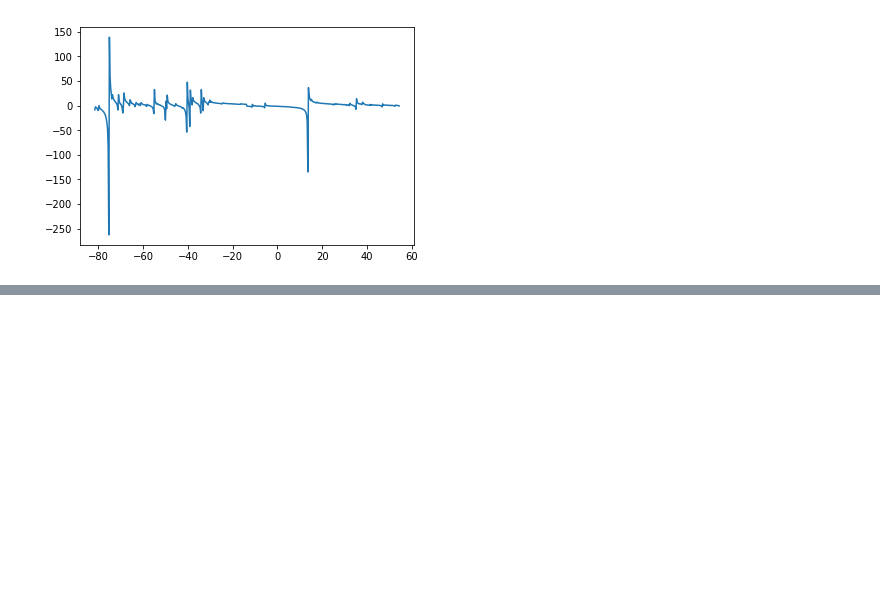
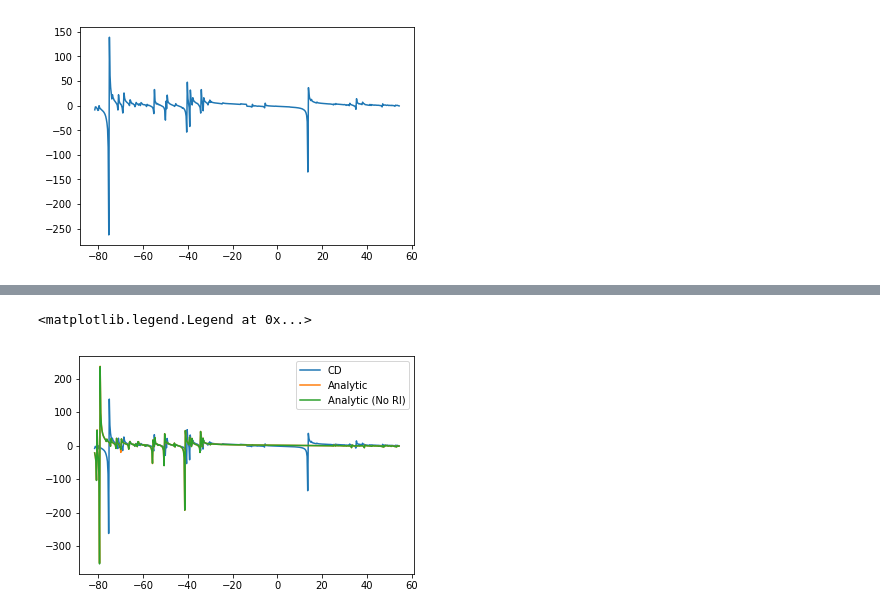
Before and after one commit to aakunitsa/GW-approximation, a Jupyter notebook: CDGW.ipynb, the cells around one changed output, grey strips where cells are left out. Saved outputs shown, nothing was run; the diff lists cells and outputs as text; code cells hidden in the pictures; blank space fills up the shorter version.

Commit message:
added a standalone W calculation for benchmarking purposes

```diff
--- a/CDGW.ipynb
+++ b/CDGW.ipynb
@@ -403,3 +582,14 @@ plt.plot(gw_h2o_accpvdz.omega_grid_all[0,:] * au2ev  , np.real(gw_h2o_accpvdz.Si
 # %% [output]
 [<matplotlib.lines.Line2D at 0x...>]
 [figure]
+# %%
+gw_par_analytic = {'no_qp' : 1, 'nv_qp' : 0, 'nomega_sigma' : 501, 'step_sigma' : 0.01, 'do_ri' : True, 'do_cd' : False}
+gw_par_analytic_nori = {'no_qp' : 1, 'nv_qp' : 0, 'nomega_sigma' : 501, 'step_sigma' : 0.01, 'do_ri' : False, 'do_cd' : False}
+
+print("+++ Analytic calculation with RI +++")
+gw_h2o_accpvdz_a = GW(scf_wfn, h2o, gw_par_analytic)
+gw_h2o_accpvdz_a.print_summary()
+
+print("+++ Analytic calculation without RI +++")
+gw_h2o_accpvdz_nori = GW(scf_wfn, h2o, gw_par_analytic_nori)
+gw_h2o_accpvdz_nori.print_summary()
@@ -405,0 +614,9 @@ plt.plot(gw_h2o_accpvdz.omega_grid_all[0,:] * au2ev  , np.real(gw_h2o_accpvdz.Si
+# %%
+au2ev = 27.21138505
+plt.plot(gw_h2o_accpvdz.omega_grid_all[0,:] * au2ev  , np.real(gw_h2o_accpvdz.Sigma_c_grid[0,:]) * au2ev, label='CD')
+plt.plot(gw_h2o_accpvdz_a.omega_grid_all[0,:] * au2ev  , np.real(gw_h2o_accpvdz_a.Sigma_c_grid[0,:]) * au2ev, label='Analytic')
+plt.plot(gw_h2o_accpvdz_nori.omega_grid_all[0,:] * au2ev  , np.real(gw_h2o_accpvdz_nori.Sigma_c_grid[0,:]) * au2ev, label='Analytic (No RI)')
+plt.legend()
+# %% [output]
+<matplotlib.legend.Legend at 0x...>
+[figure, added]
```
Also changed, not shown: parts of 7 cells of this notebook.
